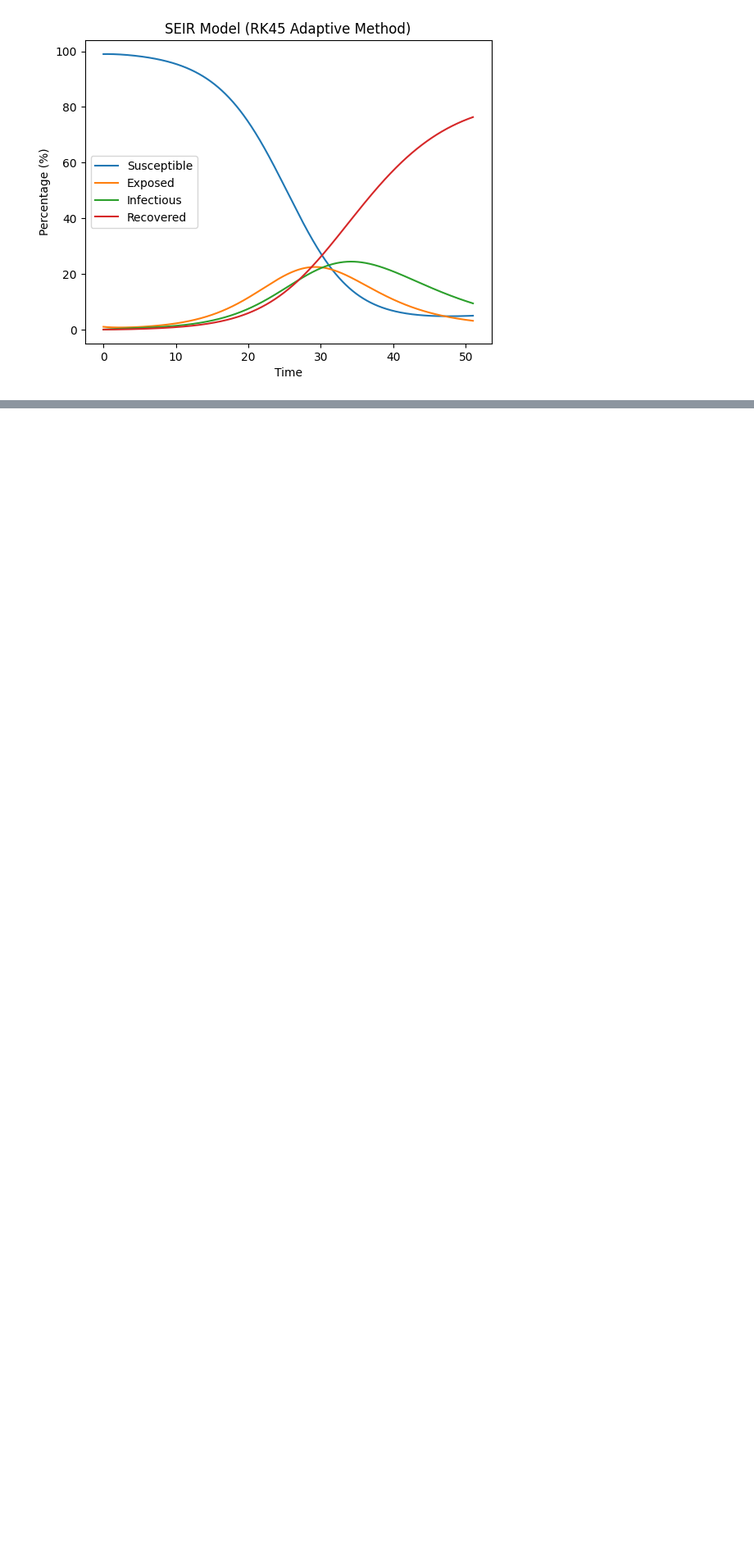
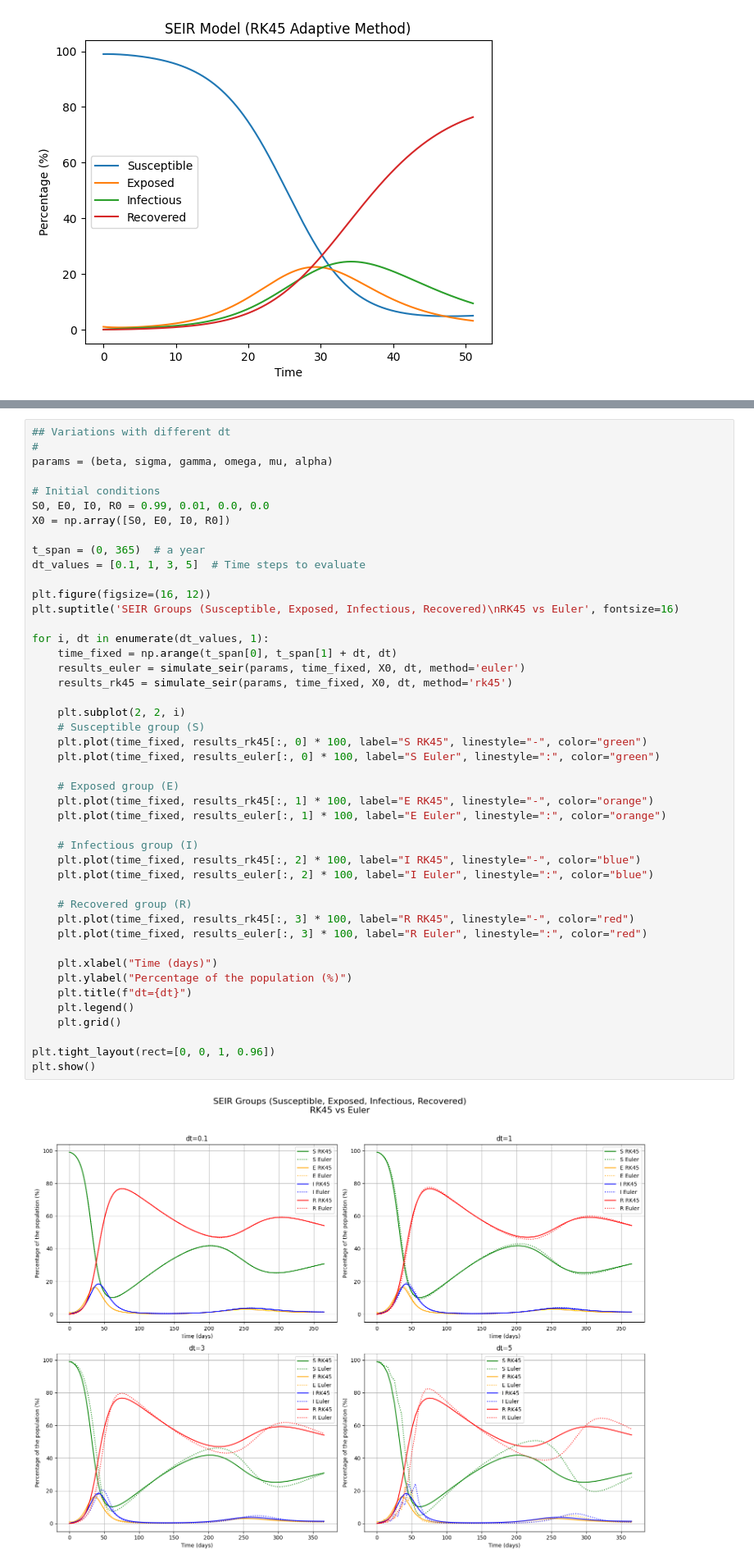
Before and after one commit to Jerjes0/DSC212_FA24_Group9, a Jupyter notebook: notebooks/euler_rk4_method.ipynb, the cells around one changed output, grey strips where cells are left out. Shown at 82% size. Drawn from its saved outputs; the diff is of its cells as text; blank space fills up the shorter version.

```diff
--- a/notebooks/euler_rk4_method.ipynb
+++ b/notebooks/euler_rk4_method.ipynb
@@ -333,0 +331,47 @@ def simulate_seir(params, time, X0, dt, method):
+# %%
+## Variations with different dt
+#
+params = (beta, sigma, gamma, omega, mu, alpha)
+
+# Initial conditions
+S0, E0, I0, R0 = 0.99, 0.01, 0.0, 0.0
+X0 = np.array([S0, E0, I0, R0])
+
+t_span = (0, 365)  # a year
+dt_values = [0.1, 1, 3, 5]  # Time steps to evaluate
+
+plt.figure(figsize=(16, 12))
+plt.suptitle('SEIR Groups (Susceptible, Exposed, Infectious, Recovered)\nRK45 vs Euler', fontsize=16)
+
+for i, dt in enumerate(dt_values, 1):
+    time_fixed = np.arange(t_span[0], t_span[1] + dt, dt)
+    results_euler = simulate_seir(params, time_fixed, X0, dt, method='euler')
+    results_rk45 = simulate_seir(params, time_fixed, X0, dt, method='rk45')
+
+    plt.subplot(2, 2, i)
+    # Susceptible group (S)
+    plt.plot(time_fixed, results_rk45[:, 0] * 100, label="S RK45", linestyle="-", color="green")
+    plt.plot(time_fixed, results_euler[:, 0] * 100, label="S Euler", linestyle=":", color="green")
+
+    # Exposed group (E)
+    plt.plot(time_fixed, results_rk45[:, 1] * 100, label="E RK45", linestyle="-", color="orange")
+    plt.plot(time_fixed, results_euler[:, 1] * 100, label="E Euler", linestyle=":", color="orange")
+
+    # Infectious group (I)
+    plt.plot(time_fixed, results_rk45[:, 2] * 100, label="I RK45", linestyle="-", color="blue")
+    plt.plot(time_fixed, results_euler[:, 2] * 100, label="I Euler", linestyle=":", color="blue")
+
+    # Recovered group (R)
+    plt.plot(time_fixed, results_rk45[:, 3] * 100, label="R RK45", linestyle="-", color="red")
+    plt.plot(time_fixed, results_euler[:, 3] * 100, label="R Euler", linestyle=":", color="red")
+
+    plt.xlabel("Time (days)")
+    plt.ylabel("Percentage of the population (%)")
+    plt.title(f"dt={dt}")
+    plt.legend()
+    plt.grid()
+
+plt.tight_layout(rect=[0, 0, 1, 0.96])
+plt.show()
+# %% [output]
+[figure, added]
```
Also changed, not shown: parts of 9 cells of this notebook.
